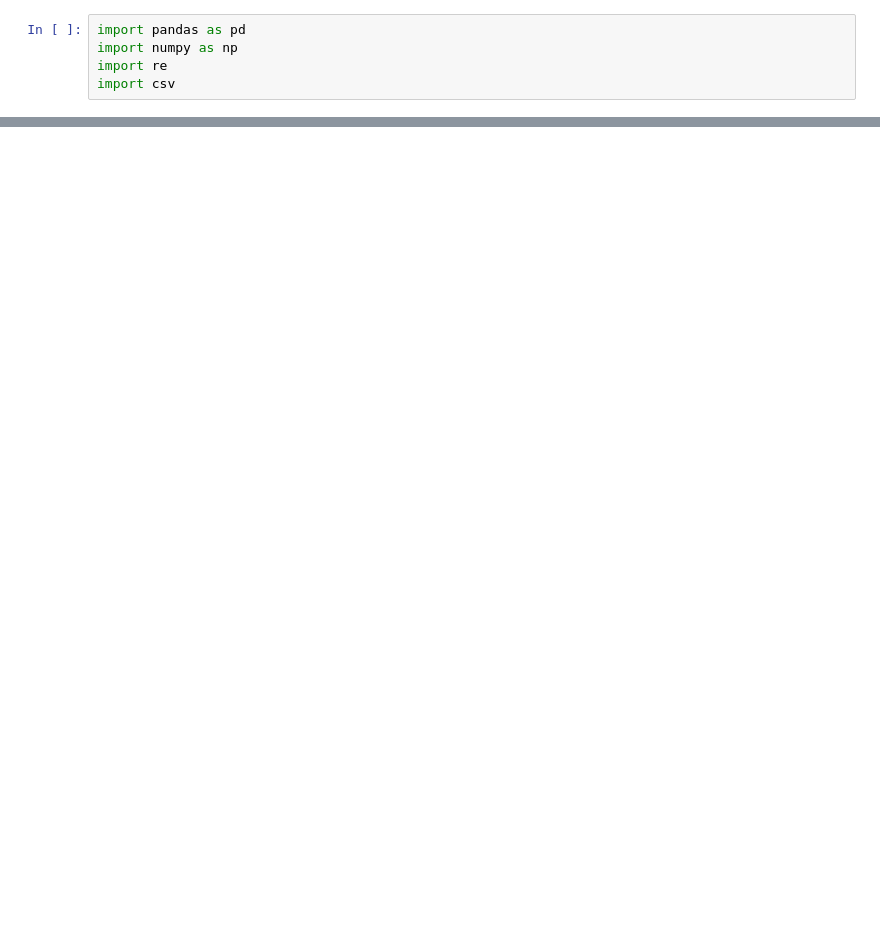
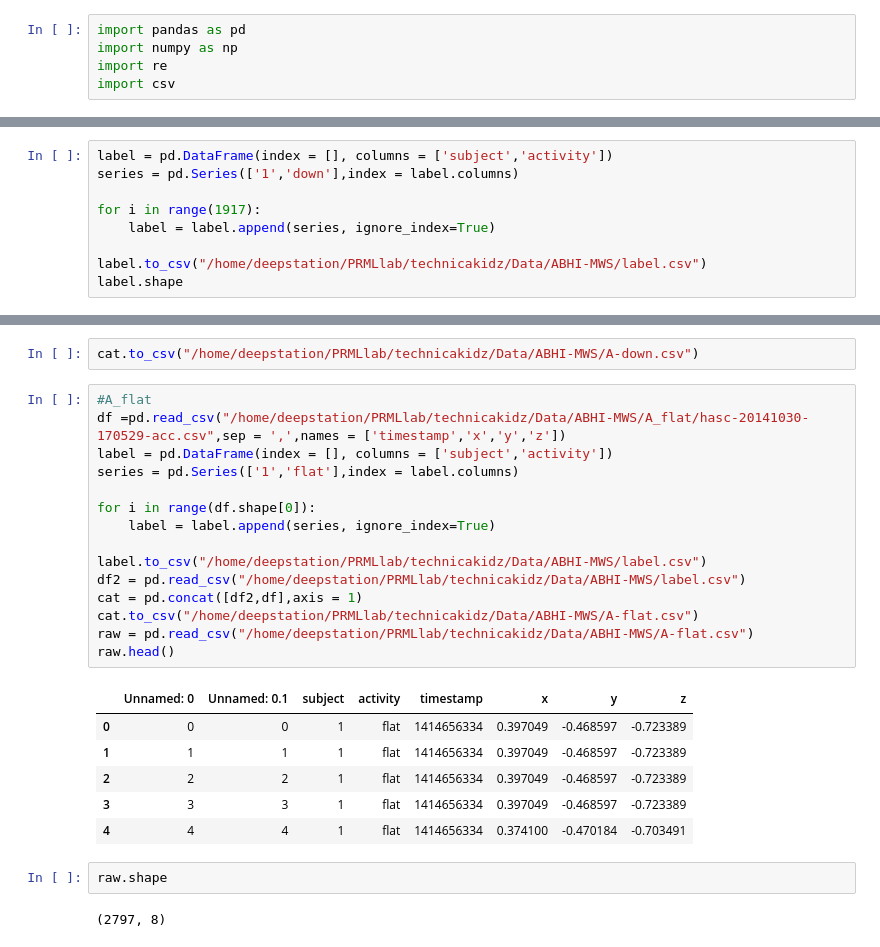
Before and after one commit to technicakidz/work_py, a Jupyter notebook: DFreshape_common.ipynb, the cells around one changed output, grey strips where cells are left out. Drawn from its saved outputs; the diff is of its cells as text; blank space fills up the shorter version.

```diff
--- a/DFreshape_common.ipynb
+++ b/DFreshape_common.ipynb
@@ -90,0 +12,9 @@ f_sit.shape
+# %%
+label = pd.DataFrame(index = [], columns = ['subject','activity'])
+series = pd.Series(['1','down'],index = label.columns)
+
+for i in range(1917):
+    label = label.append(series, ignore_index=True)
+
+label.to_csv("/home/deepstation/PRMLlab/technicakidz/Data/ABHI-MWS/label.csv")
+label.shape
@@ -90,0 +34,28 @@ f_sit.shape
+# %%
+cat.to_csv("/home/deepstation/PRMLlab/technicakidz/Data/ABHI-MWS/A-down.csv")
+# %%
+#A_flat
+df =pd.read_csv("/home/deepstation/PRMLlab/technicakidz/Data/ABHI-MWS/A_flat/hasc-20141030-170529-acc.csv",sep = ',',names = ['timestamp','x','y','z'])
+label = pd.DataFrame(index = [], columns = ['subject','activity'])
+series = pd.Series(['1','flat'],index = label.columns)
+
+for i in range(df.shape[0]):
+    label = label.append(series, ignore_index=True)
+
+label.to_csv("/home/deepstation/PRMLlab/technicakidz/Data/ABHI-MWS/label.csv")
+df2 = pd.read_csv("/home/deepstation/PRMLlab/technicakidz/Data/ABHI-MWS/label.csv")
+cat = pd.concat([df2,df],axis = 1)
+cat.to_csv("/home/deepstation/PRMLlab/technicakidz/Data/ABHI-MWS/A-flat.csv")
+raw = pd.read_csv("/home/deepstation/PRMLlab/technicakidz/Data/ABHI-MWS/A-flat.csv")
+raw.head()
+# %% [output]
+|  | Unnamed: 0 | Unnamed: 0.1 | subject | activity | timestamp | x | y | z |
+| 0 | 0 | 0 | 1 | flat | 1414656334 | 0.397049 | -0.468597 | -0.723389 |
+| 1 | 1 | 1 | 1 | flat | 1414656334 | 0.397049 | -0.468597 | -0.723389 |
+| 2 | 2 | 2 | 1 | flat | 1414656334 | 0.397049 | -0.468597 | -0.723389 |
+| 3 | 3 | 3 | 1 | flat | 1414656334 | 0.397049 | -0.468597 | -0.723389 |
+| 4 | 4 | 4 | 1 | flat | 1414656334 | 0.374100 | -0.470184 | -0.703491 |
+# %%
+raw.shape
+# %% [output]
+(2797, 8)
```
Also changed, not shown: parts of 44 cells of this notebook.
